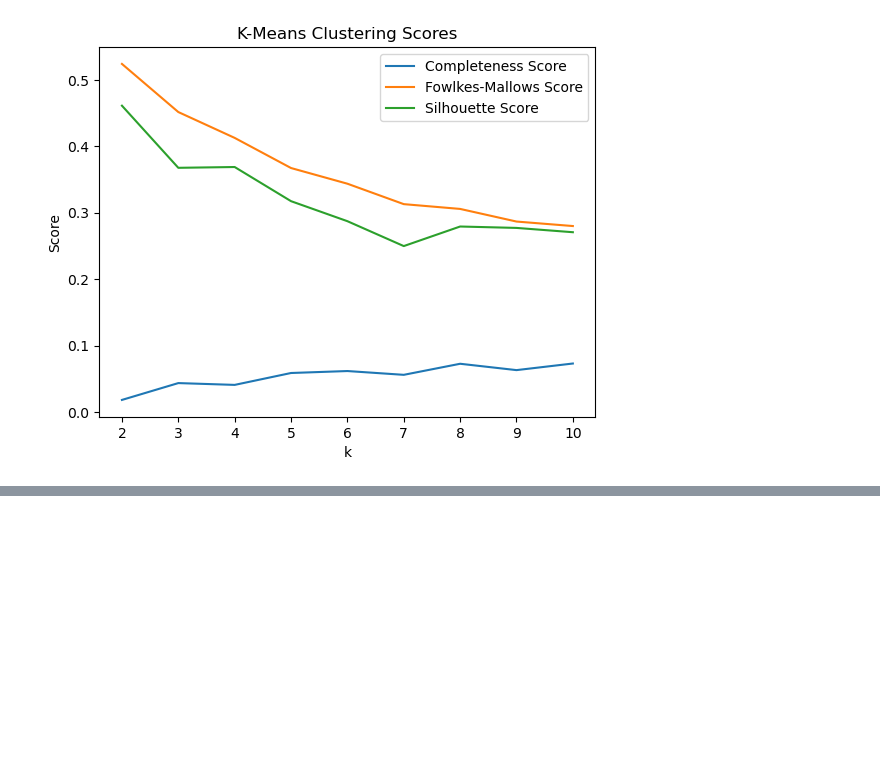
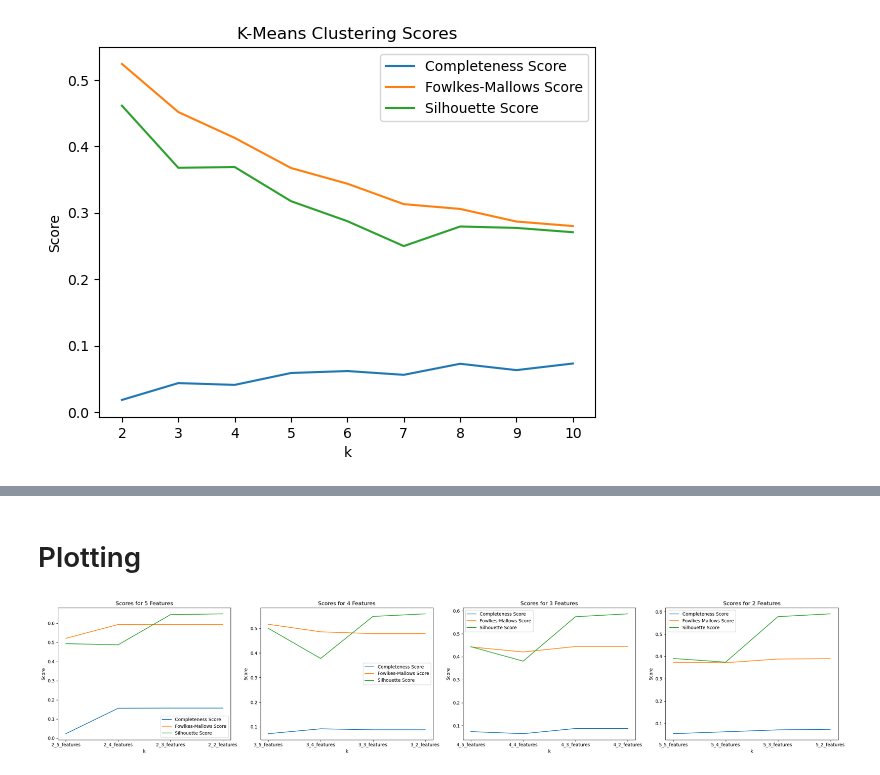
Before and after one commit to ml-cvd-prediction/ml-cvd-prediction.github.io, a Jupyter notebook: src/kmeans.ipynb, the cells around one changed output, grey strips where cells are left out. Drawn from its saved outputs; the diff is of its cells as text; code cells hidden in the pictures; blank space fills up the shorter version.

```diff
--- a/src/kmeans.ipynb
+++ b/src/kmeans.ipynb
@@ -104,0 +202,46 @@ plt.show()
+# %% [markdown]
+# Plotting
+# %%
+# Plotting the scores for different numbers of features
+fig, axes = plt.subplots(1, 4, figsize=(25, 5))
+
+# Plot for 5 features
+axes[0].plot(completeness_scores_k2.keys(), completeness_scores_k2.values(), label='Completeness Score')
+axes[0].plot(fowlkes_mallows_scores_k2.keys(), fowlkes_mallows_scores_k2.values(), label='Fowlkes-Mallows Score')
+axes[0].plot(silhouette_scores_k2.keys(), silhouette_scores_k2.values(), label='Silhouette Score')
+axes[0].set_xlabel('k')
+axes[0].set_ylabel('Score')
+axes[0].set_title('Scores for 5 Features')
+axes[0].legend()
+
+# Plot for 4 features
+axes[1].plot(completeness_scores_k3.keys(), completeness_scores_k3.values(), label='Completeness Score')
+axes[1].plot(fowlkes_mallows_scores_k3.keys(), fowlkes_mallows_scores_k3.values(), label='Fowlkes-Mallows Score')
+axes[1].plot(silhouette_scores_k3.keys(), silhouette_scores_k3.values(), label='Silhouette Score')
+axes[1].set_xlabel('k')
+axes[1].set_ylabel('Score')
+axes[1].set_title('Scores for 4 Features')
+axes[1].legend()
+
+# Plot for 3 features
+axes[2].plot(completeness_scores_k4.keys(), completeness_scores_k4.values(), label='Completeness Score')
+axes[2].plot(fowlkes_mallows_scores_k4.keys(), fowlkes_mallows_scores_k4.values(), label='Fowlkes-Mallows Score')
+axes[2].plot(silhouette_scores_k4.keys(), silhouette_scores_k4.values(), label='Silhouette Score')
+axes[2].set_xlabel('k')
+axes[2].set_ylabel('Score')
+axes[2].set_title('Scores for 3 Features')
+axes[2].legend()
+
+# Plot for 2 features
+axes[3].plot(completeness_scores_k5.keys(), completeness_scores_k5.values(), label='Completeness Score')
+axes[3].plot(fowlkes_mallows_scores_k5.keys(), fowlkes_mallows_scores_k5.values(), label='Fowlkes-Mallows Score')
+axes[3].plot(silhouette_scores_k5.keys(), silhouette_scores_k5.values(), label='Silhouette Score')
+axes[3].set_xlabel('k')
+axes[3].set_ylabel('Score')
+axes[3].set_title('Scores for 2 Features')
+axes[3].legend()
+
+plt.tight_layout()
+plt.show()
+# %% [output]
+[figure, added]
```
Also changed, not shown: parts of 5 cells of this notebook, 1 other file.
